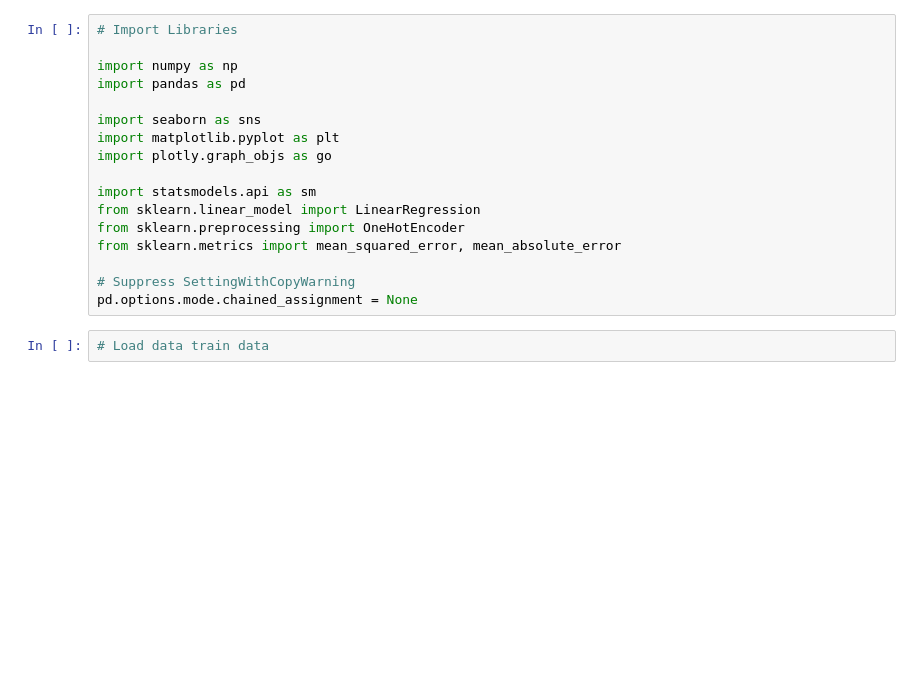
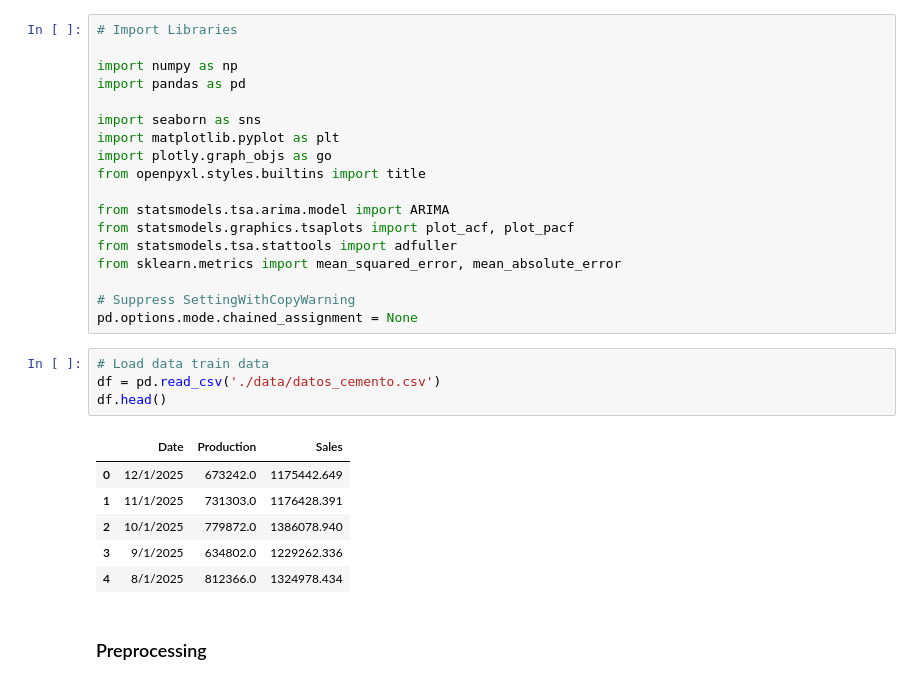
Before and after one commit to weslylaboy/arma-model-forecast, a Jupyter notebook: arma_models.ipynb, the cells around one changed output. Cells and saved outputs as stored; diff of their text form; blank space fills up the shorter version.

```diff
--- a/arma_models.ipynb
+++ b/arma_models.ipynb
@@ -25,13 +37,25 @@ import pandas as pd
 import seaborn as sns
 import matplotlib.pyplot as plt
 import plotly.graph_objs as go
+from openpyxl.styles.builtins import title
 
-import statsmodels.api as sm
-from sklearn.linear_model import LinearRegression
-from sklearn.preprocessing import OneHotEncoder
+from statsmodels.tsa.arima.model import ARIMA
+from statsmodels.graphics.tsaplots import plot_acf, plot_pacf
+from statsmodels.tsa.stattools import adfuller
 from sklearn.metrics import mean_squared_error, mean_absolute_error
 
 # Suppress SettingWithCopyWarning
 pd.options.mode.chained_assignment = None
 # %%
 # Load data train data
+df = pd.read_csv('./data/datos_cemento.csv')
+df.head()
+# %% [output]
+|  | Date | Production | Sales |
+| 0 | 12/1/2025 | 673242.0 | 1175442.649 |
+| 1 | 11/1/2025 | 731303.0 | 1176428.391 |
+| 2 | 10/1/2025 | 779872.0 | 1386078.940 |
+| 3 | 9/1/2025 | 634802.0 | 1229262.336 |
+| 4 | 8/1/2025 | 812366.0 | 1324978.434 |
+# %% [markdown]
+### Preprocessing
```
Also changed, not shown: parts of 23 cells of this notebook, 2 other files.
